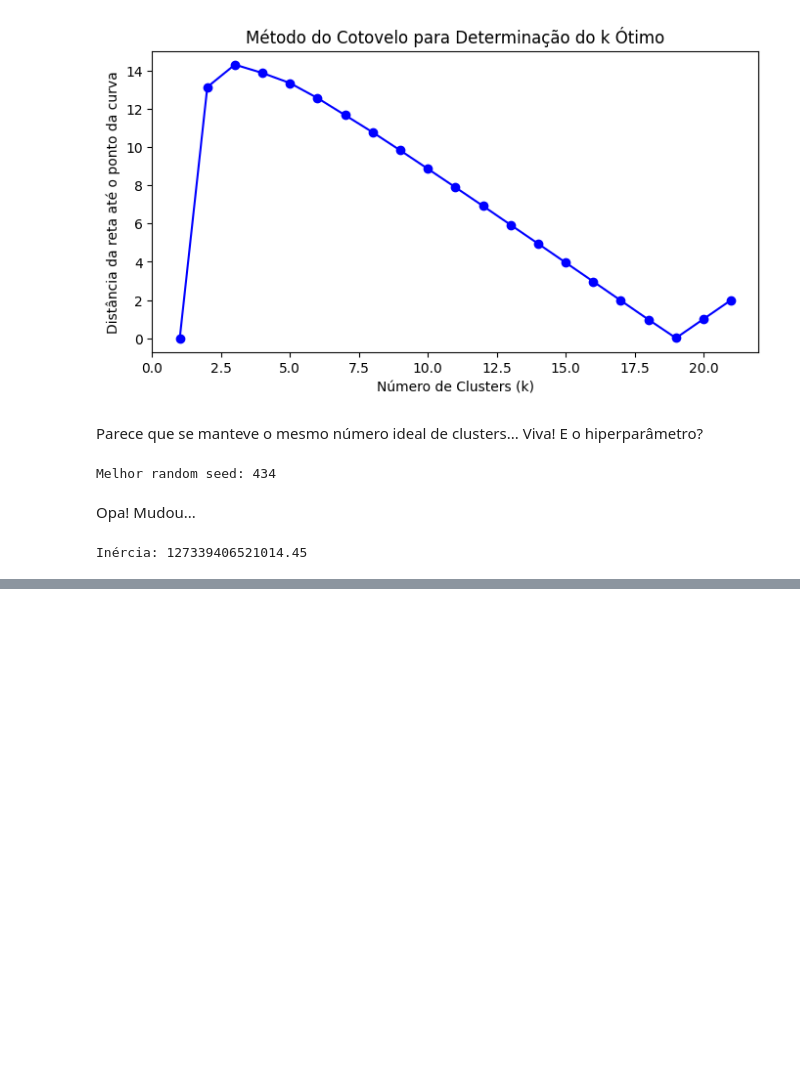
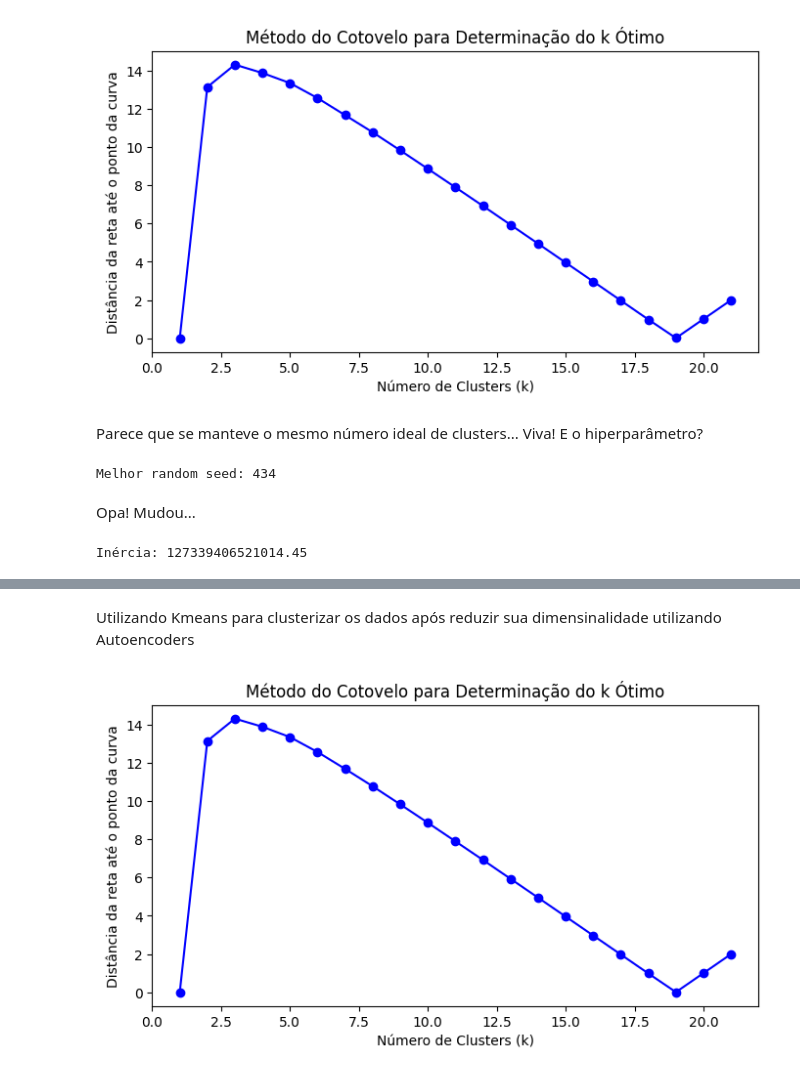
Before and after one commit to carloshgbdev/deteccao-de-fraude, a Jupyter notebook: projeto_original/model/clustering_kmeans.ipynb, the cells around one changed output, grey strips where cells are left out. Saved outputs shown, nothing was run; the diff lists cells and outputs as text; code cells hidden in the pictures; blank space fills up the shorter version.

Commit message:
Autoencoders
Criando Autoencoders para redução de dimsensionalidade depois usando kmeans para clusters

```diff
--- a/projeto_original/model/clustering_kmeans.ipynb
+++ b/projeto_original/model/clustering_kmeans.ipynb
@@ -123,5 +124,5 @@ df.to_csv('../data/creditcard_clusters.csv', index=False)
 # %%
-df = pd.read_csv('../data/creditcard_treated.csv')
+df = pd.read_csv('../creditcard_not_treated.csv')
 
 class_label = df['Class']
 df = df.drop(columns=['Class'])
@@ -202,0 +276,22 @@ df.to_csv('../data/creditcard_treated_clusters.csv', index=False)
+# %% [markdown]
+Utilizando Kmeans para clusterizar os dados após reduzir sua dimensinalidade utilizando Autoencoders
+# %%
+k_range = range(1, 22)
+
+inertias = []
+
+for k in tqdm(k_range):
+    kmeans = KMeans(n_clusters=k, random_state=42)
+    kmeans.fit(X_train_encoded)
+    inertias.append(kmeans.inertia_)
+# %%
+distances = optimal_number_of_clusters(inertias)
+
+plt.figure(figsize=(8, 4))
+plt.plot(k_range, distances, 'bo-')
+plt.xlabel('Número de Clusters (k)')
+plt.ylabel('Distância da reta até o ponto da curva')
+plt.title('Método do Cotovelo para Determinação do k Ótimo')
+plt.show()
+# %% [output]
+[figure, added]
```
Also changed, not shown: parts of 16 cells of this notebook, 3 other files.
